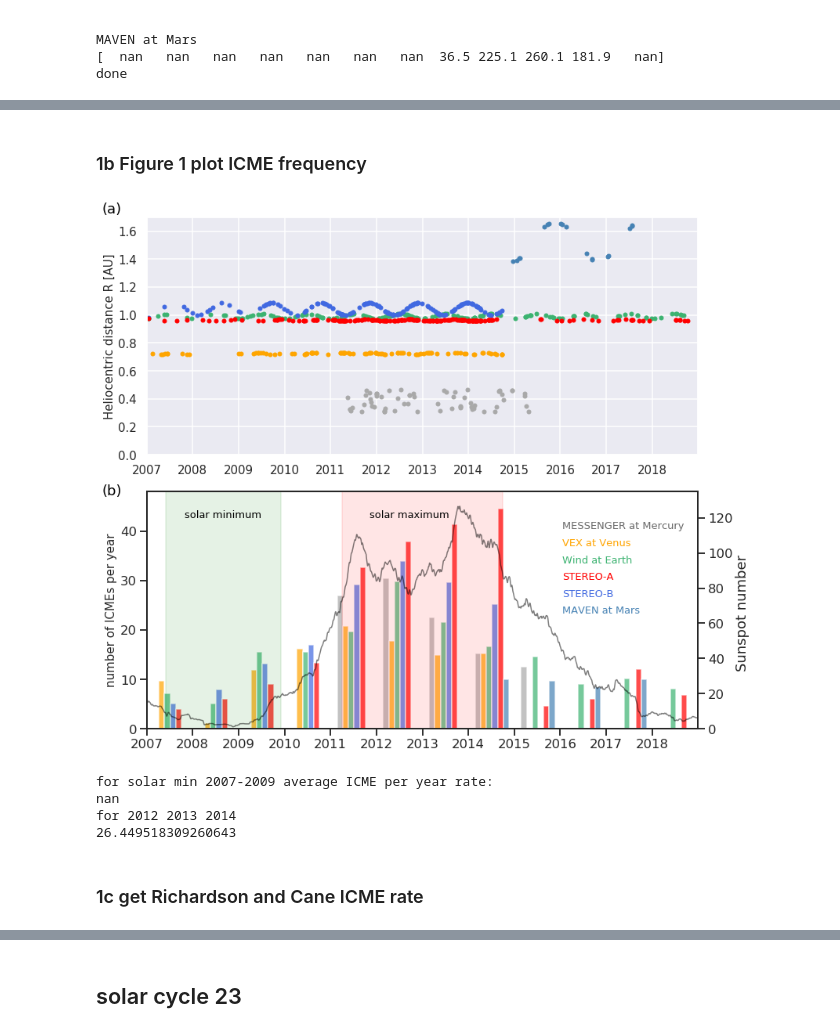
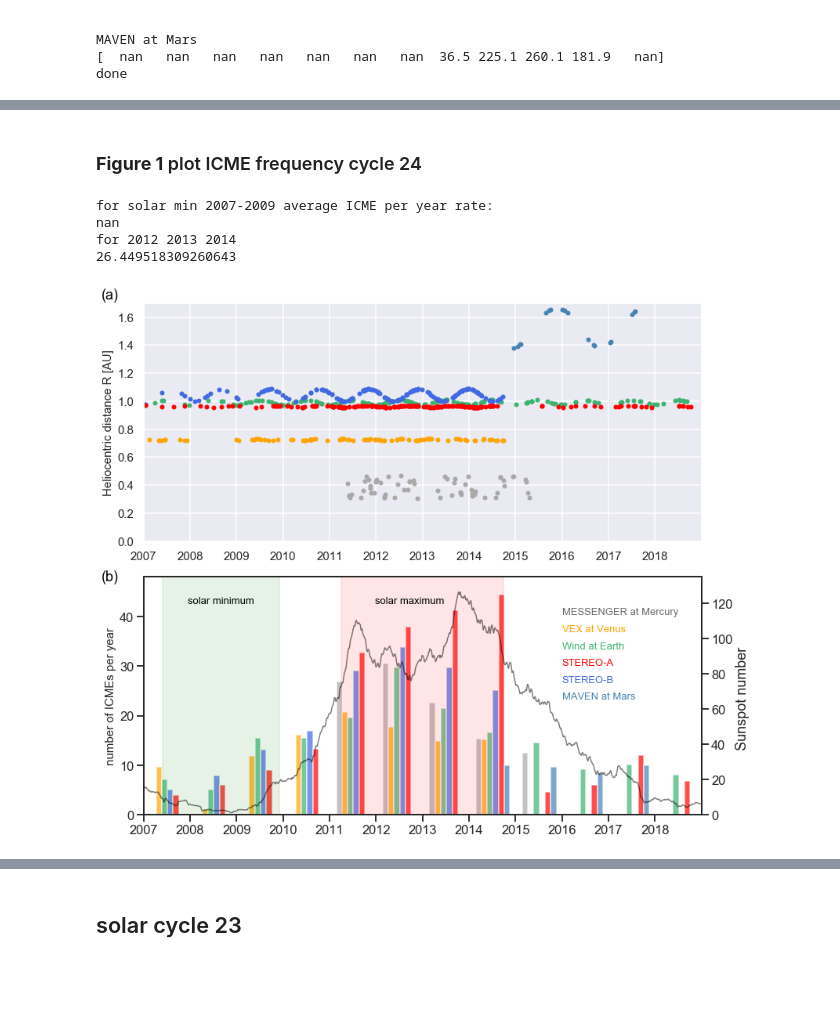
Before and after one commit to cmoestl/heliocats, a Jupyter notebook: cme_rate.ipynb, the cells around one changed output, grey strips where cells are left out. Drawn from its saved outputs; the diff is of its cells as text; code cells hidden in the pictures; blank space fills up the shorter version.

Commit message:
cme_rate updates

```diff
--- a/cme_rate.ipynb
+++ b/cme_rate.ipynb
@@ -544,5 +568,5 @@ done
 # %% [markdown]
-### 1b Figure 1 plot ICME frequency
+### **Figure 1** plot ICME frequency cycle 24
 # %%
 #define dates of January 1 from 2007 to 2017
 years_jan_1_str=[str(i)+'-01-01' for i in np.arange(2007,last_year+1) ]
@@ -554,7 +578,7 @@ sns.set_context("talk")
 sns.set_style('darkgrid')
 fsize=15
 
-fig=plt.figure(4,figsize=(12,10	))
+fig=plt.figure(1,figsize=(12,10	))
 
 ######################## Fig 1a
 ax1 = plt.subplot(211)
@@ -663,61 +687,59 @@ yoff=0.45
 fsize=13
 plt.figtext(xoff,yoff-0.03*1,'MESSENGER at Mercury',color='dimgrey', fontsize=fsize, ha='left')
 plt.figtext(xoff,yoff-0.03*2,'VEX at Venus',color='orange', fontsize=fsize, ha='left')
 plt.figtext(xoff,yoff-0.03*3,'Wind at Earth',color='mediumseagreen', fontsize=fsize, ha='left')
 plt.figtext(xoff,yoff-0.03*4,'STEREO-A',color='red', fontsize=fsize, ha='left')
 plt.figtext(xoff,yoff-0.03*5,'STEREO-B',color='royalblue', fontsize=fsize, ha='left')
 #plt.figtext(xoff,yoff-0.03*5,'Ulysses',color='brown', fontsize=fsize, ha='left')
 plt.figtext(xoff,yoff-0.03*6,'MAVEN at Mars',color='steelblue', fontsize=fsize, ha='left')
 #panel labels
 plt.figtext(0.02,0.98,'(a)',color='black', fontsize=fsize+5, ha='left')
 plt.figtext(0.02,0.48,'(b)',color='black', fontsize=fsize+5, ha='left')
 #limits solar min/rise/max
 vlevel=120
 fsize=13
 
 plt.axvspan(minstart_num,minend_num, color='green', alpha=0.1)
 plt.annotate('solar minimum',xy=(minstart_num+(minend_num-minstart_num)/2,vlevel),color='black', ha='center', fontsize=fsize)
 
 plt.axvspan(maxstart_num,maxend_num, color='red', alpha=0.1)
 plt.annotate('solar maximum',xy=(maxstart_num+(maxend_num-maxstart_num)/2-100,vlevel),color='black', ha='center', fontsize=fsize)
 
 
 #plt.axvspan(risestart_num,riseend_num, color='yellow', alpha=0.1)
 #plt.annotate('rising phase',xy=(risestart_num+(riseend_num-risestart_num)/2,vlevel),color='black', ha='center', fontsize=fsize)
 
 plt.tight_layout()
 
 #sns.despine()
 
-plt.savefig('results/plots_rate/ICME_frequency_1.pdf', dpi=300)
-plt.savefig('results/plots_rate/ICME_frequency_1.png', dpi=300)
+plt.savefig('results/plots_rate/fig1_icme_rate_hso.pdf', dpi=300)
+plt.savefig('results/plots_rate/fig1_icme_rate_hso.png', dpi=300)
+
+
+##calculate general parameters
+
+print('for solar min 2007-2009 average ICME per year rate:')
+mean07=np.mean([histwin[0],histvex[0],histsta[0],histstb[0],histmerc[0]])
+mean08=np.mean([histwin[1],histvex[1],histsta[1],histstb[1],histmerc[1]])
+mean09=np.mean([histwin[2],histvex[2],histsta[2],histstb[2],histmerc[2]])
+print(np.nanmean([mean07,mean08,mean09]))
+
+#print('for 2010 2011')
+#mean10=np.mean([histwin[3],histvex[3],histsta[3],histstb[3],histmes[3]])
+#mean11=np.mean([histwin[4],histvex[4],histsta[4],histstb[4],histmes[4]])
+#print(np.mean([mean10,mean11]))
+
+
+print('for 2012 2013 2014')
+mean12=np.mean([histwin[5],histvex[5],histsta[5],histstb[5],histmerc[5]])
+mean13=np.mean([histwin[6],histvex[6],histsta[6],histstb[6],histmerc[6]])
+mean14=np.mean([histwin[7],histvex[7],histsta[7],histstb[7],histmerc[7]])
+
+print(np.mean([mean12,mean13,mean14]))
 # %% [output]
+for solar min 2007-2009 average ICME per year rate:
+nan
+for 2012 2013 2014
+26.449518309260643
-[figure, old version]
+[figure, new version]
-# %%
-#calculate general parameters
-
-print('for solar min 2007-2009 average ICME per year rate:')
-mean07=np.mean([histwin[0],histvex[0],histsta[0],histstb[0],histmerc[0]])
-mean08=np.mean([histwin[1],histvex[1],histsta[1],histstb[1],histmerc[1]])
-mean09=np.mean([histwin[2],histvex[2],histsta[2],histstb[2],histmerc[2]])
-print(np.nanmean([mean07,mean08,mean09]))
-
-#print('for 2010 2011')
-#mean10=np.mean([histwin[3],histvex[3],histsta[3],histstb[3],histmes[3]])
-#mean11=np.mean([histwin[4],histvex[4],histsta[4],histstb[4],histmes[4]])
-#print(np.mean([mean10,mean11]))
-
-
-print('for 2012 2013 2014')
-mean12=np.mean([histwin[5],histvex[5],histsta[5],histstb[5],histmerc[5]])
-mean13=np.mean([histwin[6],histvex[6],histsta[6],histstb[6],histmerc[6]])
-mean14=np.mean([histwin[7],histvex[7],histsta[7],histstb[7],histmerc[7]])
-
-print(np.mean([mean12,mean13,mean14]))
-# %% [output]
-for solar min 2007-2009 average ICME per year rate:
-nan
-for 2012 2013 2014
-26.449518309260643
-# %% [markdown]
-### 1c get Richardson and Cane ICME rate
```
Also changed, not shown: parts of 29 cells of this notebook, 1 other file.
